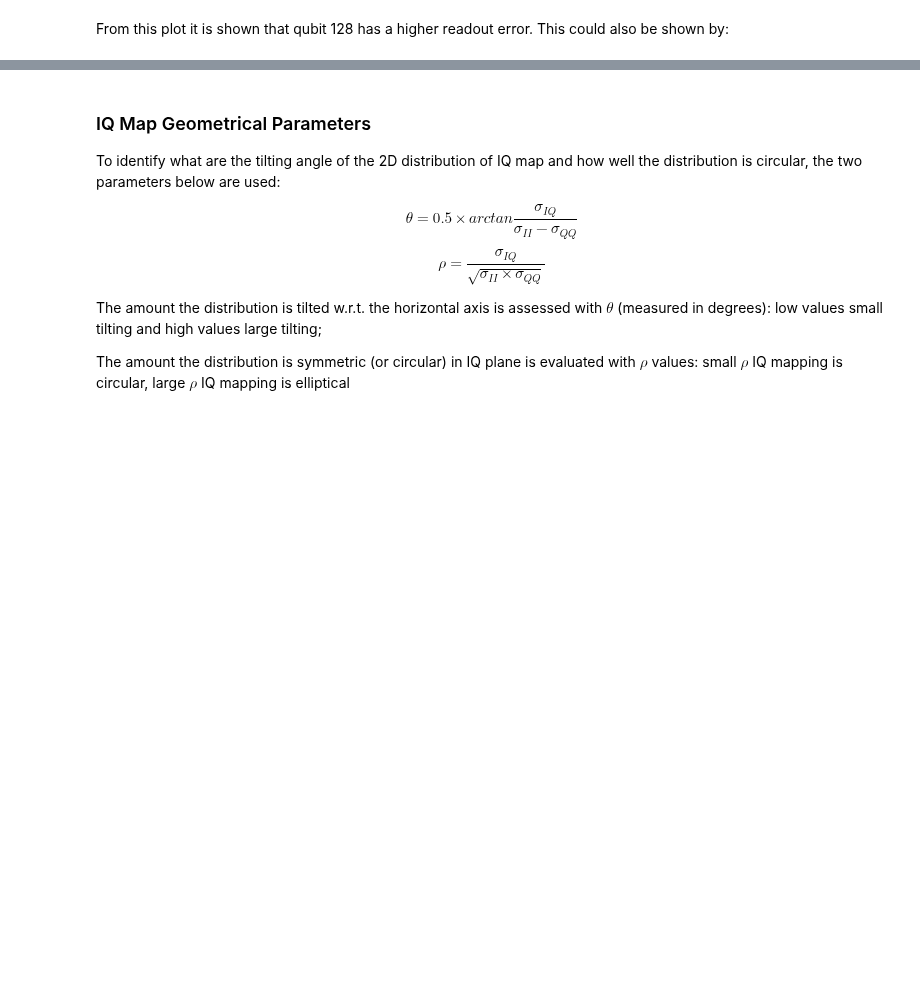
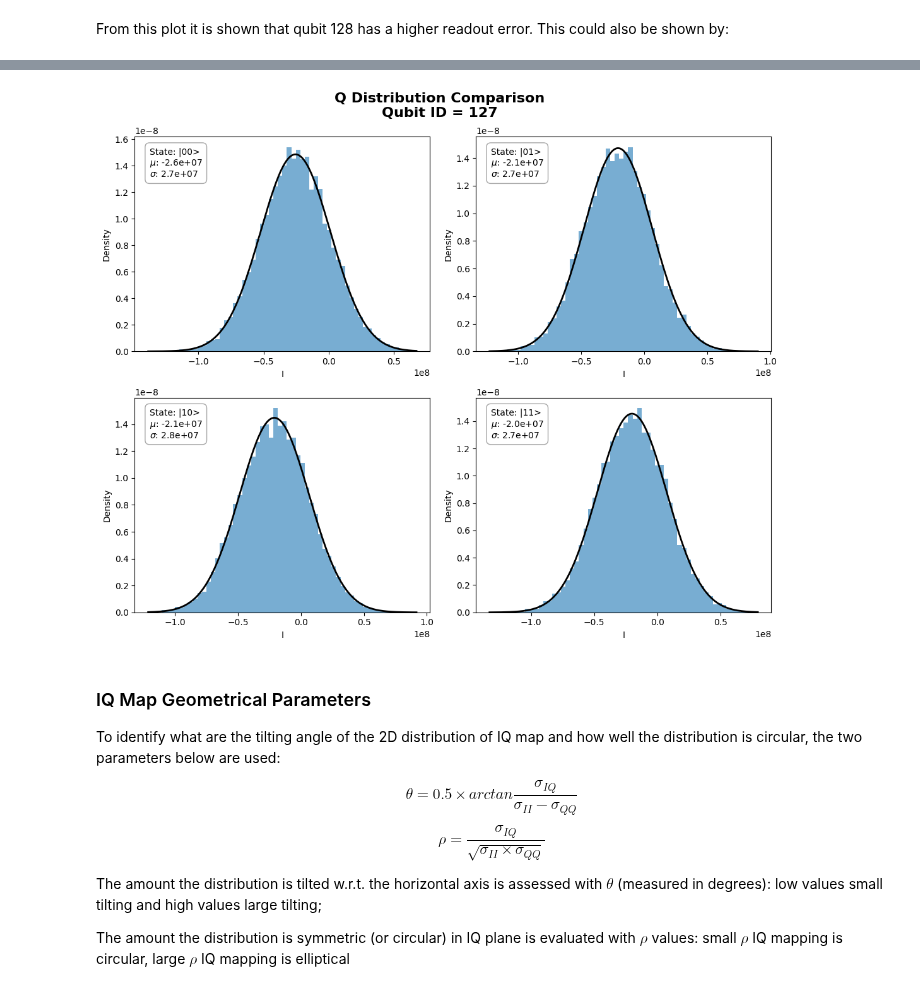
Before and after one commit to snabili/QEC, a Jupyter notebook: IQ_helper.ipynb, the cells around one changed output, grey strips where cells are left out. Cells and saved outputs as stored; diff of their text form; code cells hidden in the pictures; blank space fills up the shorter version.

```diff
--- a/IQ_helper.ipynb
+++ b/IQ_helper.ipynb
@@ -205,0 +270,34 @@ readout error for qubit = 128:   3.503%,   qubit = 127:  8.142 %
+# %%
+from scipy.stats import norm
+
+grid_config = [
+    (0, 0, 127, X00, '|00>'),
+    (0, 1, 127, X01, '|01>'),
+    (1, 0, 127, X10, '|10>'),
+    (1, 1, 127, X11, '|11>')
+]
+
+
+fig, axes = plt.subplots(2, 2, figsize=(11, 9))
+
+for row, col, i, X, lbl_prim in grid_config:
+    ax = axes[row, col]
+    I = X[:,1]
+    mu_I, std_I = norm.fit(I)
+    x_I = np.linspace(min(I), max(I), 200)
+    stats_text = f"State: {lbl_prim}\n$\mu$: {mu_I:.1e}\n$\sigma$: {std_I:.1e}"
+    ax.text(
+        0.05, 0.95, stats_text, transform=ax.transAxes, verticalalignment='top', horizontalalignment='left', fontsize=10,
+        bbox=dict(boxstyle='round,pad=0.5', facecolor='white', alpha=0.7, edgecolor='gray')
+    )
+
+    ax.hist(I, bins=60, density=True, alpha=0.6)
+    ax.plot(x_I, norm.pdf(x_I, mu_I, std_I), 'k', linewidth=2)
+    ax.set_xlabel("I")
+    ax.set_ylabel("Density")
+
+fig.suptitle(f"Q Distribution Comparison\nQubit ID = 127", fontsize=16, fontweight='bold')
+plt.tight_layout()
+plt.show()
+# %% [output]
+[figure, added]
```
Also changed, not shown: parts of 8 cells of this notebook, 2 other files.
